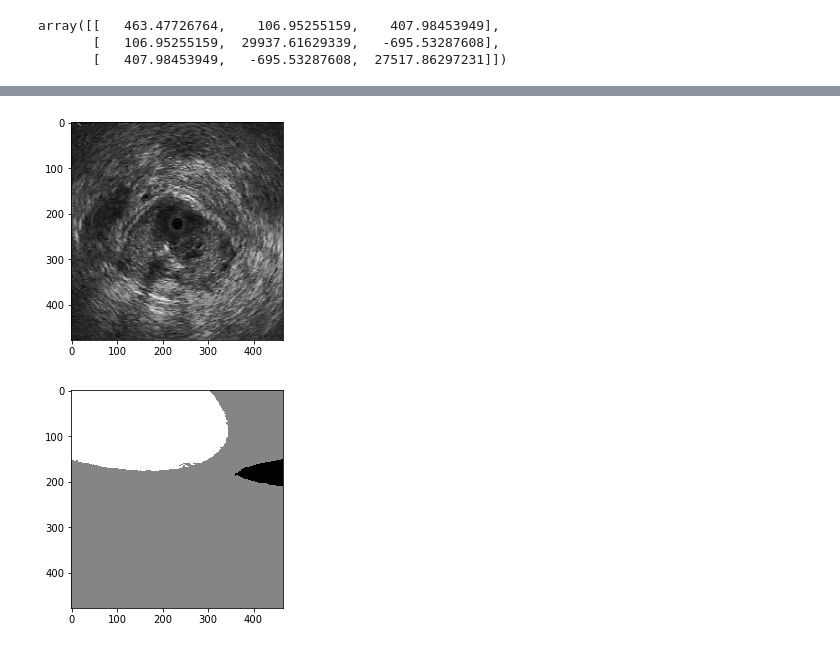
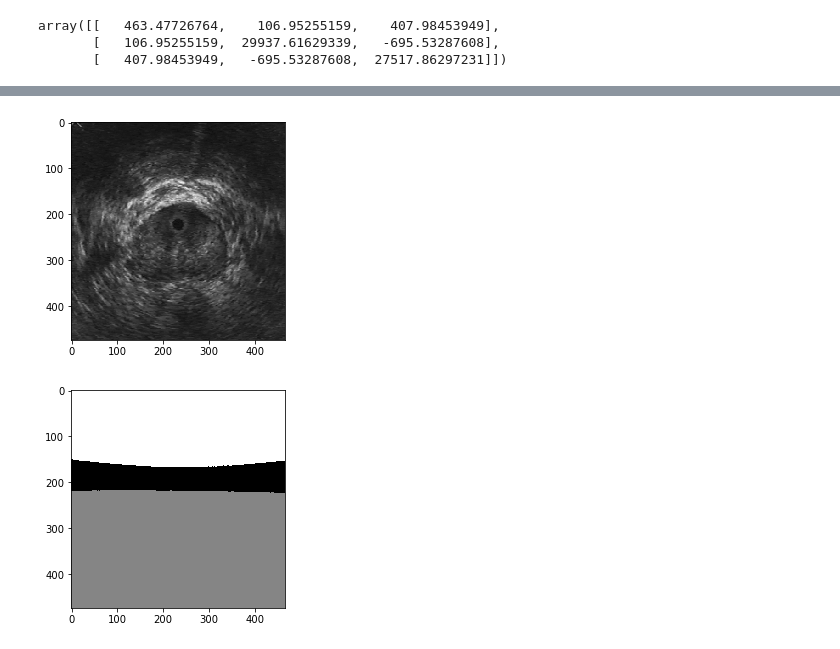
Before and after one commit to juanpflores/Computer-Vision, a Jupyter notebook: Tarea 4 - Bayes.ipynb, the cells around one changed output, grey strips where cells are left out. Drawn from its saved outputs; the diff is of its cells as text; code cells hidden in the pictures.

```diff
--- a/Tarea 4 - Bayes.ipynb
+++ b/Tarea 4 - Bayes.ipynb
@@ -236,12 +236,12 @@ def fit_tranform(imagen):
 #             YH = -(1/2) * (np.array([i - j for i, j in zip(vector, media[1])])[np.newaxis]).T * invcovH * (np.array([i - j for i, j in zip(vector, media[1])])[np.newaxis]) - logetP + np.log(probH)
 #             YF = -(1/2) * (np.array([i - j for i, j in zip(vector, media[2])])[np.newaxis]).T * invcovF * (np.array([i - j for i, j in zip(vector, media[2])])[np.newaxis]) - logetP + np.log(probF)
 # %%
-imagen = cv2.imread(mypath + 'U3-16-03.BMP',0)
+imagen = cv2.imread(mypath + 'U3-15-03.BMP',0)
 imagen[15:460][86:531]
 plt.imshow(imagen, cmap='gray')
 plt.show()
 
 fit_tranform(imagen)
 # %% [output]
-[figure, old version]
+[figure, new version]
-[figure, old version]
+[figure, new version]
```
Also changed, not shown: parts of 6 cells of this notebook, 13 other files.
